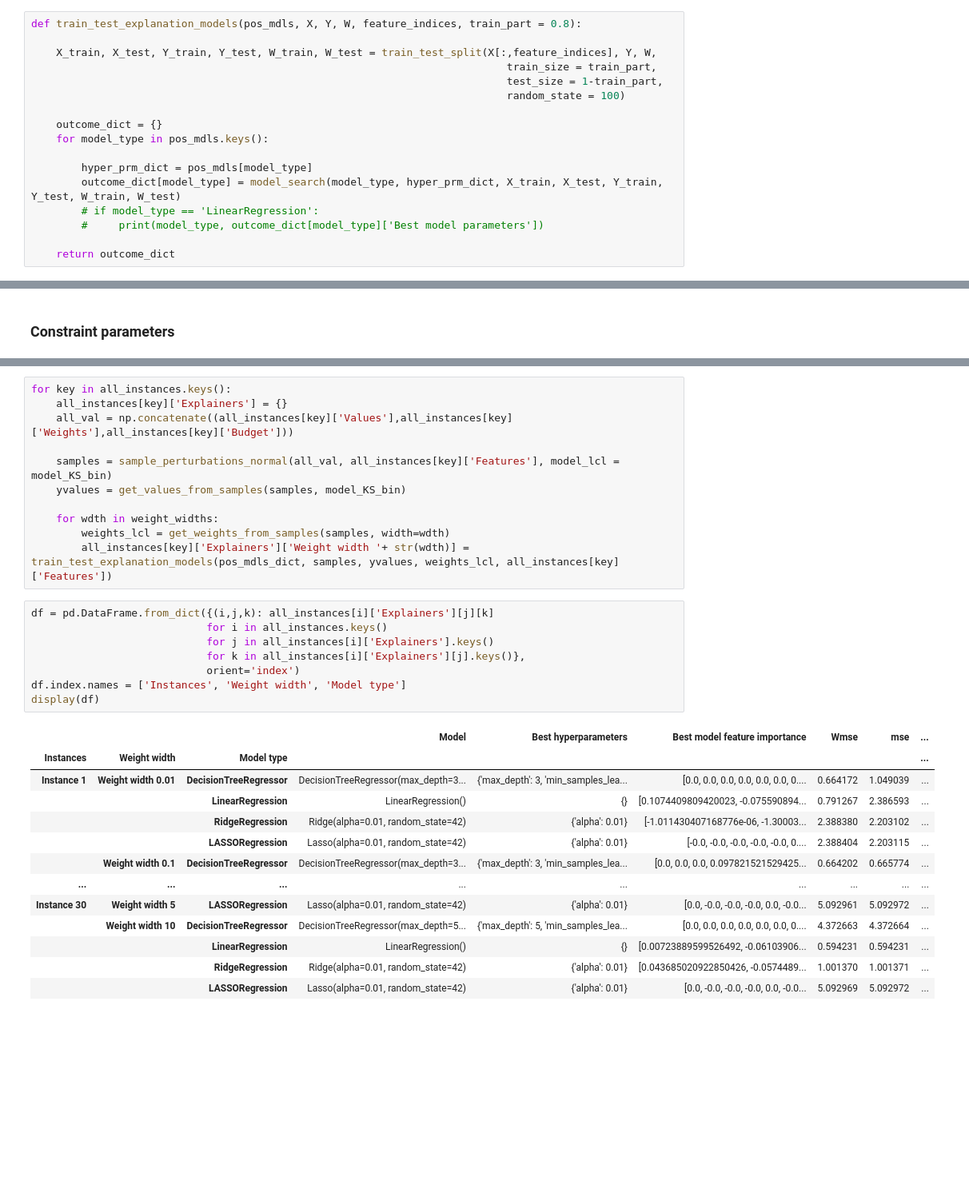
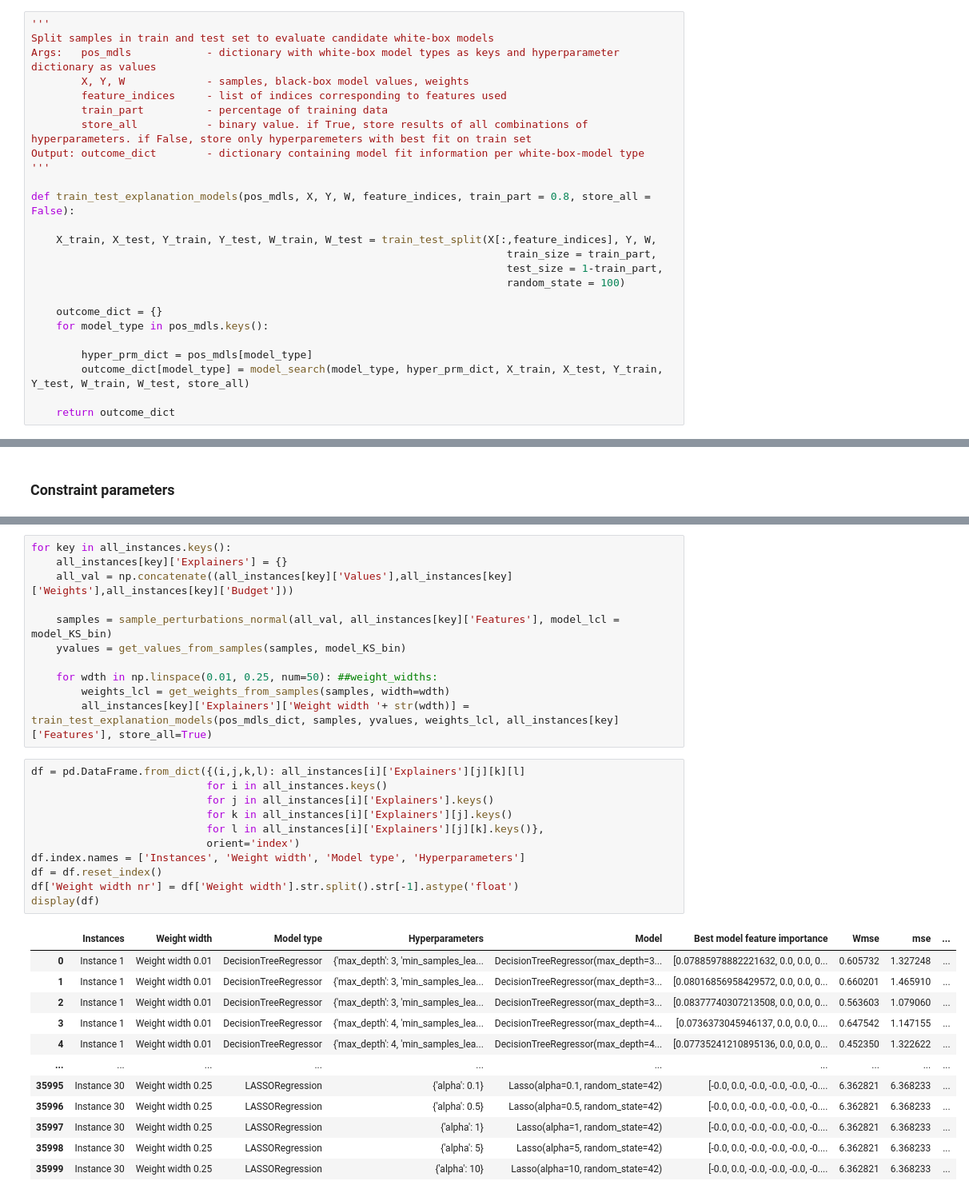
Before and after one commit to daanotto/CLEMO, a Jupyter notebook: Explainable_DM_Setup.ipynb, the cells around one changed output, grey strips where cells are left out. Shown: that part at 80% size. Cells and saved outputs as stored; diff of their text form; blank space fills up the shorter version.

```diff
--- a/Explainable_DM_Setup.ipynb
+++ b/Explainable_DM_Setup.ipynb
@@ -252,7 +301,17 @@ def model_search(model_type, hyper_prm_dct, X_train, X_test, Y_train, Y_test, W_
 
     return rtrn_dict
 # %%
-def train_test_explanation_models(pos_mdls, X, Y, W, feature_indices, train_part = 0.8):
+'''
+Split samples in train and test set to evaluate candidate white-box models
+Args:   pos_mdls            - dictionary with white-box model types as keys and hyperparameter dictionary as values
+        X, Y, W             - samples, black-box model values, weights
+        feature_indices     - list of indices corresponding to features used
+        train_part          - percentage of training data
+        store_all           - binary value. if True, store results of all combinations of hyperparameters. if False, store only hyperparemeters with best fit on train set
+Output: outcome_dict        - dictionary containing model fit information per white-box-model type
+'''
+
+def train_test_explanation_models(pos_mdls, X, Y, W, feature_indices, train_part = 0.8, store_all = False):
 
     X_train, X_test, Y_train, Y_test, W_train, W_test = train_test_split(X[:,feature_indices], Y, W,
                                                                             train_size = train_part,
@@ -263,9 +322,7 @@ def train_test_explanation_models(pos_mdls, X, Y, W, feature_indices, train_part
     for model_type in pos_mdls.keys():
 
         hyper_prm_dict = pos_mdls[model_type]
-        outcome_dict[model_type] = model_search(model_type, hyper_prm_dict, X_train, X_test, Y_train, Y_test, W_train, W_test)
-        # if model_type == 'LinearRegression':
-        #     print(model_type, outcome_dict[model_type]['Best model parameters'])
+        outcome_dict[model_type] = model_search(model_type, hyper_prm_dict, X_train, X_test, Y_train, Y_test, W_train, W_test, store_all)
 
     return outcome_dict
 # %%
@@ -434,28 +501,30 @@ for key in all_instances.keys():
     samples = sample_perturbations_normal(all_val, all_instances[key]['Features'], model_lcl = model_KS_bin)
     yvalues = get_values_from_samples(samples, model_KS_bin)
 
-    for wdth in weight_widths:
+    for wdth in np.linspace(0.01, 0.25, num=50): ##weight_widths:
         weights_lcl = get_weights_from_samples(samples, width=wdth)
-        all_instances[key]['Explainers']['Weight width '+ str(wdth)] = train_test_explanation_models(pos_mdls_dict, samples, yvalues, weights_lcl, all_instances[key]['Features'])
+        all_instances[key]['Explainers']['Weight width '+ str(wdth)] = train_test_explanation_models(pos_mdls_dict, samples, yvalues, weights_lcl, all_instances[key]['Features'], store_all=True)
 # %%
-df = pd.DataFrame.from_dict({(i,j,k): all_instances[i]['Explainers'][j][k]
+df = pd.DataFrame.from_dict({(i,j,k,l): all_instances[i]['Explainers'][j][k][l]
                             for i in all_instances.keys()
                             for j in all_instances[i]['Explainers'].keys()
-                            for k in all_instances[i]['Explainers'][j].keys()},
+                            for k in all_instances[i]['Explainers'][j].keys()
+                            for l in all_instances[i]['Explainers'][j][k].keys()},
                             orient='index')
-df.index.names = ['Instances', 'Weight width', 'Model type']
+df.index.names = ['Instances', 'Weight width', 'Model type', 'Hyperparameters']
+df = df.reset_index()
+df['Weight width nr'] = df['Weight width'].str.split().str[-1].astype('float')
 display(df)
 # %% [output]
-|  |  |  | Model | Best hyperparameters | Best model feature importance | Wmse | mse | ... |
-| Instances | Weight width | Model type |  |  |  |  |  | ... |
-| Instance 1 | Weight width 0.01 | DecisionTreeRegressor | DecisionTreeRegressor(max_depth=3... | {'max_depth': 3, 'min_samples_lea... | [0.0, 0.0, 0.0, 0.0, 0.0, 0.0, 0.... | 0.664172 | 1.049039 | ... |
-|  |  | LinearRegression | LinearRegression() | {} | [0.1074409809420023, -0.075590894... | 0.791267 | 2.386593 | ... |
-|  |  | RidgeRegression | Ridge(alpha=0.01, random_state=42) | {'alpha': 0.01} | [-1.011430407168776e-06, -1.30003... | 2.388380 | 2.203102 | ... |
-|  |  | LASSORegression | Lasso(alpha=0.01, random_state=42) | {'alpha': 0.01} | [-0.0, -0.0, -0.0, -0.0, -0.0, 0.... | 2.388404 | 2.203115 | ... |
-|  | Weight width 0.1 | DecisionTreeRegressor | DecisionTreeRegressor(max_depth=3... | {'max_depth': 3, 'min_samples_lea... | [0.0, 0.0, 0.0, 0.097821521529425... | 0.664202 | 0.665774 | ... |
-| ... | ... | ... | ... | ... | ... | ... | ... | ... |
-| Instance 30 | Weight width 5 | LASSORegression | Lasso(alpha=0.01, random_state=42) | {'alpha': 0.01} | [0.0, -0.0, -0.0, -0.0, 0.0, -0.0... | 5.092961 | 5.092972 | ... |
-|  | Weight width 10 | DecisionTreeRegressor | DecisionTreeRegressor(max_depth=5... | {'max_depth': 5, 'min_samples_lea... | [0.0, 0.0, 0.0, 0.0, 0.0, 0.0, 0.... | 4.372663 | 4.372664 | ... |
-|  |  | LinearRegression | LinearRegression() | {} | [0.00723889599526492, -0.06103906... | 0.594231 | 0.594231 | ... |
-|  |  | RidgeRegression | Ridge(alpha=0.01, random_state=42) | {'alpha': 0.01} | [0.043685020922850426, -0.0574489... | 1.001370 | 1.001371 | ... |
-|  |  | LASSORegression | Lasso(alpha=0.01, random_state=42) | {'alpha': 0.01} | [0.0, -0.0, -0.0, -0.0, 0.0, -0.0... | 5.092969 | 5.092972 | ... |
+|  | Instances | Weight width | Model type | Hyperparameters | Model | Best model feature importance | Wmse | mse | ... |
+| 0 | Instance 1 | Weight width 0.01 | DecisionTreeRegressor | {'max_depth': 3, 'min_samples_lea... | DecisionTreeRegressor(max_depth=3... | [0.07885978882221632, 0.0, 0.0, 0... | 0.605732 | 1.327248 | ... |
+| 1 | Instance 1 | Weight width 0.01 | DecisionTreeRegressor | {'max_depth': 3, 'min_samples_lea... | DecisionTreeRegressor(max_depth=3... | [0.08016856958429572, 0.0, 0.0, 0... | 0.660201 | 1.465910 | ... |
+| 2 | Instance 1 | Weight width 0.01 | DecisionTreeRegressor | {'max_depth': 3, 'min_samples_lea... | DecisionTreeRegressor(max_depth=3... | [0.08377740307213508, 0.0, 0.0, 0... | 0.563603 | 1.079060 | ... |
+| 3 | Instance 1 | Weight width 0.01 | DecisionTreeRegressor | {'max_depth': 4, 'min_samples_lea... | DecisionTreeRegressor(max_depth=4... | [0.0736373045946137, 0.0, 0.0, 0.... | 0.647542 | 1.147155 | ... |
+| 4 | Instance 1 | Weight width 0.01 | DecisionTreeRegressor | {'max_depth': 4, 'min_samples_lea... | DecisionTreeRegressor(max_depth=4... | [0.07735241210895136, 0.0, 0.0, 0... | 0.452350 | 1.322622 | ... |
+| ... | ... | ... | ... | ... | ... | ... | ... | ... | ... |
+| 35995 | Instance 30 | Weight width 0.25 | LASSORegression | {'alpha': 0.1} | Lasso(alpha=0.1, random_state=42) | [-0.0, 0.0, -0.0, -0.0, -0.0, -0.... | 6.362821 | 6.368233 | ... |
+| 35996 | Instance 30 | Weight width 0.25 | LASSORegression | {'alpha': 0.5} | Lasso(alpha=0.5, random_state=42) | [-0.0, 0.0, -0.0, -0.0, -0.0, -0.... | 6.362821 | 6.368233 | ... |
+| 35997 | Instance 30 | Weight width 0.25 | LASSORegression | {'alpha': 1} | Lasso(alpha=1, random_state=42) | [-0.0, 0.0, -0.0, -0.0, -0.0, -0.... | 6.362821 | 6.368233 | ... |
+| 35998 | Instance 30 | Weight width 0.25 | LASSORegression | {'alpha': 5} | Lasso(alpha=5, random_state=42) | [-0.0, 0.0, -0.0, -0.0, -0.0, -0.... | 6.362821 | 6.368233 | ... |
+| 35999 | Instance 30 | Weight width 0.25 | LASSORegression | {'alpha': 10} | Lasso(alpha=10, random_state=42) | [-0.0, 0.0, -0.0, -0.0, -0.0, -0.... | 6.362821 | 6.368233 | ... |
```
Also changed, not shown: parts of 20 cells of this notebook.
